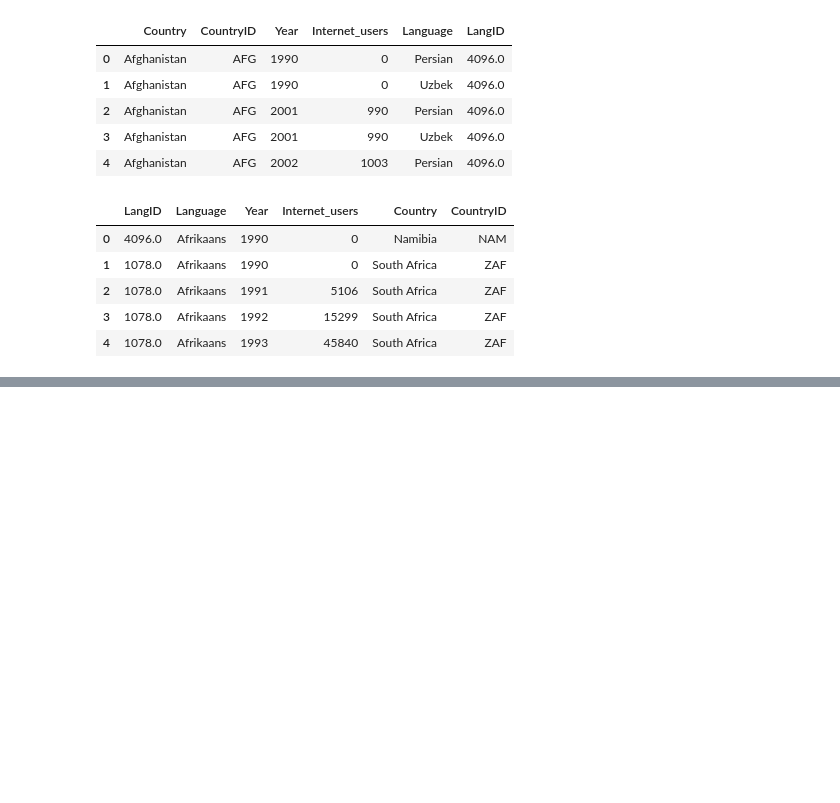
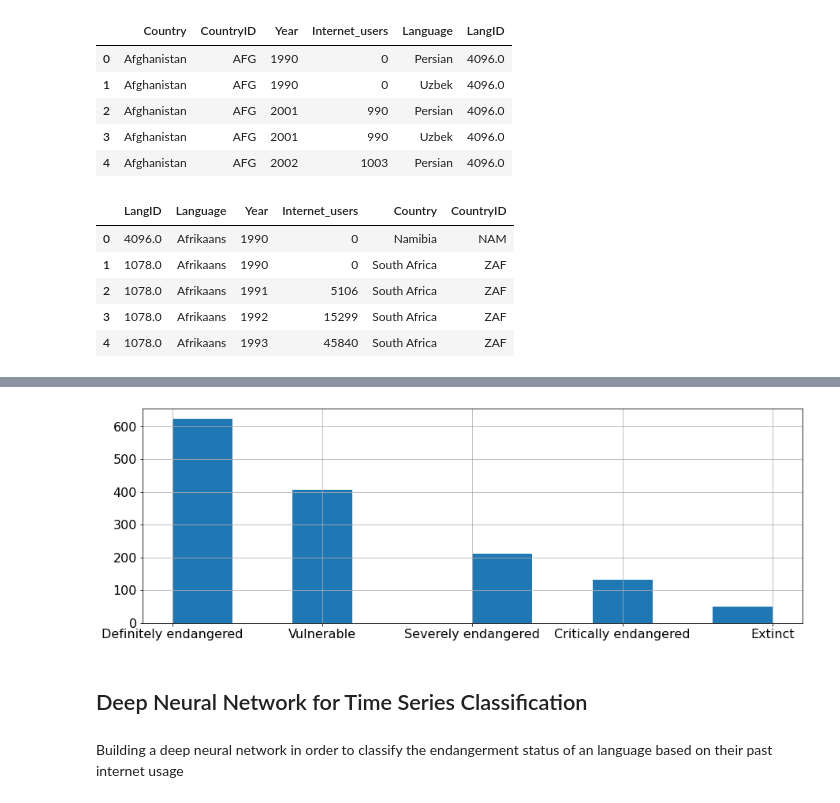
Before and after one commit to Eszti/lang-changes, a Jupyter notebook: notebooks/Anton/internet_users_country_language.ipynb, the cells around one changed output, grey strips where cells are left out. Saved outputs shown, nothing was run; the diff lists cells and outputs as text; code cells hidden in the pictures; blank space fills up the shorter version.

```diff
--- a/notebooks/Anton/internet_users_country_language.ipynb
+++ b/notebooks/Anton/internet_users_country_language.ipynb
@@ -74,0 +183,4 @@ language_internet_users.to_csv('../../data/internet_users_per_language_1990_2017
+# %%
+d = pd.Series(df["Degree of endangerment"].values,index=df.ID).to_dict()
+# %%
+data_europe['Endangerment Degree'] = data_europe['LangID'].map(d)
@@ -74,0 +209,11 @@ language_internet_users.to_csv('../../data/internet_users_per_language_1990_2017
+# %%
+data_europe_nona = data_europe.dropna()
+# %%
+ENDANGERMENT_MAP = {
+    "Vulnerable": 1,
+    "Definitely endangered": 2,
+    "Severely endangered": 3,
+    "Critically endangered": 4,
+    "Extinct": 5,
+}
+data_europe_nona["Endangerment Code"] = data_europe_nona["Endangerment Degree"].apply(lambda x: ENDANGERMENT_MAP[x])
@@ -74,0 +226,10 @@ language_internet_users.to_csv('../../data/internet_users_per_language_1990_2017
+# %%
+plt.xticks(fontsize=16)
+plt.yticks(fontsize=16)
+data_europe_nona["Endangerment Degree"].hist(figsize=(15,5)).get_figure().savefig('endangered_hist.png', format="png")
+# %% [output]
+[figure, added]
+# %% [markdown]
+## Deep Neural Network for Time Series Classification
+# %% [markdown]
+Building a deep neural network in order to classify the endangerment status of an language based on their past internet usage
```
Also changed, not shown: parts of 38 cells of this notebook, 3 other files.
